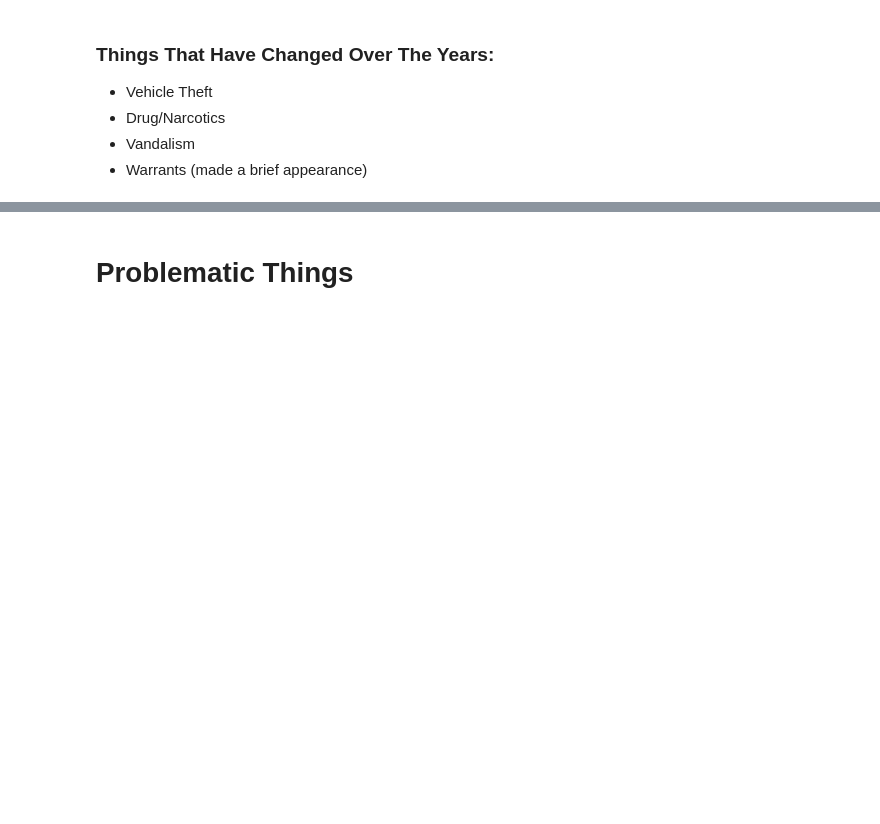
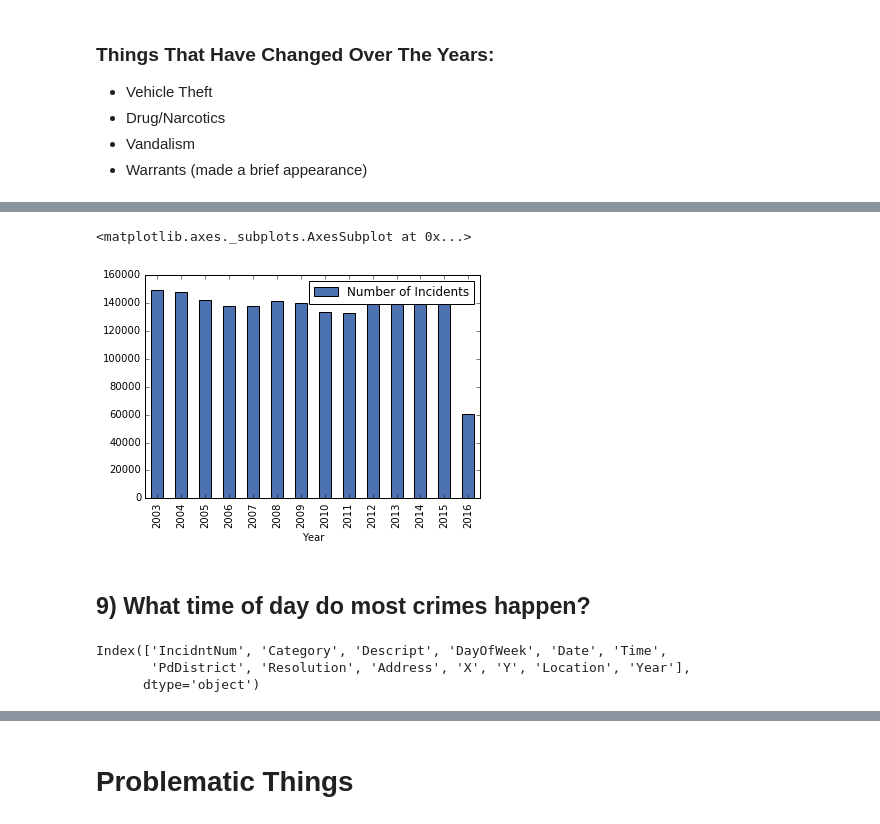
Before and after one commit to raschuetz/foundations-homework, a Jupyter notebook: 08/homework-8-schuetz.ipynb, the cells around one changed output, grey strips where cells are left out. Saved outputs shown, nothing was run; the diff lists cells and outputs as text; code cells hidden in the pictures; blank space fills up the shorter version.

```diff
--- a/08/homework-8-schuetz.ipynb
+++ b/08/homework-8-schuetz.ipynb
@@ -366,0 +578,4 @@ what percent of each type of crime goes unsolved?
+# %%
+for year in years:
+    print(year)
+    print(df[df['Year'] == str(year)]['PdDistrict'].value_counts().head(1))
@@ -366,0 +604,4 @@ what percent of each type of crime goes unsolved?
+# %%
+for year in years:
+    print(year)
+    print(df[df['Year'] == str(year)]['PdDistrict'].value_counts().head(2))
@@ -366,0 +648,11 @@ what percent of each type of crime goes unsolved?
+# %%
+incidents_per_year_dict = {}
+incidents_per_year_list = []
+years = list(range(2003, 2017))
+
+for year in years:
+    incidents_per_year_dict['Year'] = year
+    incidents_per_year_dict['Number of Incidents'] = len(df[df['Year'] == str(year)])
+    incidents_per_year_list.append(incidents_per_year_dict)
+    incidents_per_year_dict = {}
+incidents_per_year_list
@@ -366,0 +674,14 @@ what percent of each type of crime goes unsolved?
+# %%
+incidents_per_year_df = pd.DataFrame(incidents_per_year_list)
+incidents_per_year_df.plot(kind = 'bar', x = 'Year', y = 'Number of Incidents')
+# %% [output]
+<matplotlib.axes._subplots.AxesSubplot at 0x...>
+[figure, added]
+# %% [markdown]
+## 9) What time of day do most crimes happen?
+# %%
+df.columns
+# %% [output]
+Index(['IncidntNum', 'Category', 'Descript', 'DayOfWeek', 'Date', 'Time',
+       'PdDistrict', 'Resolution', 'Address', 'X', 'Y', 'Location', 'Year'],
+      dtype='object')
```
Also changed, not shown: parts of 46 cells of this notebook.
